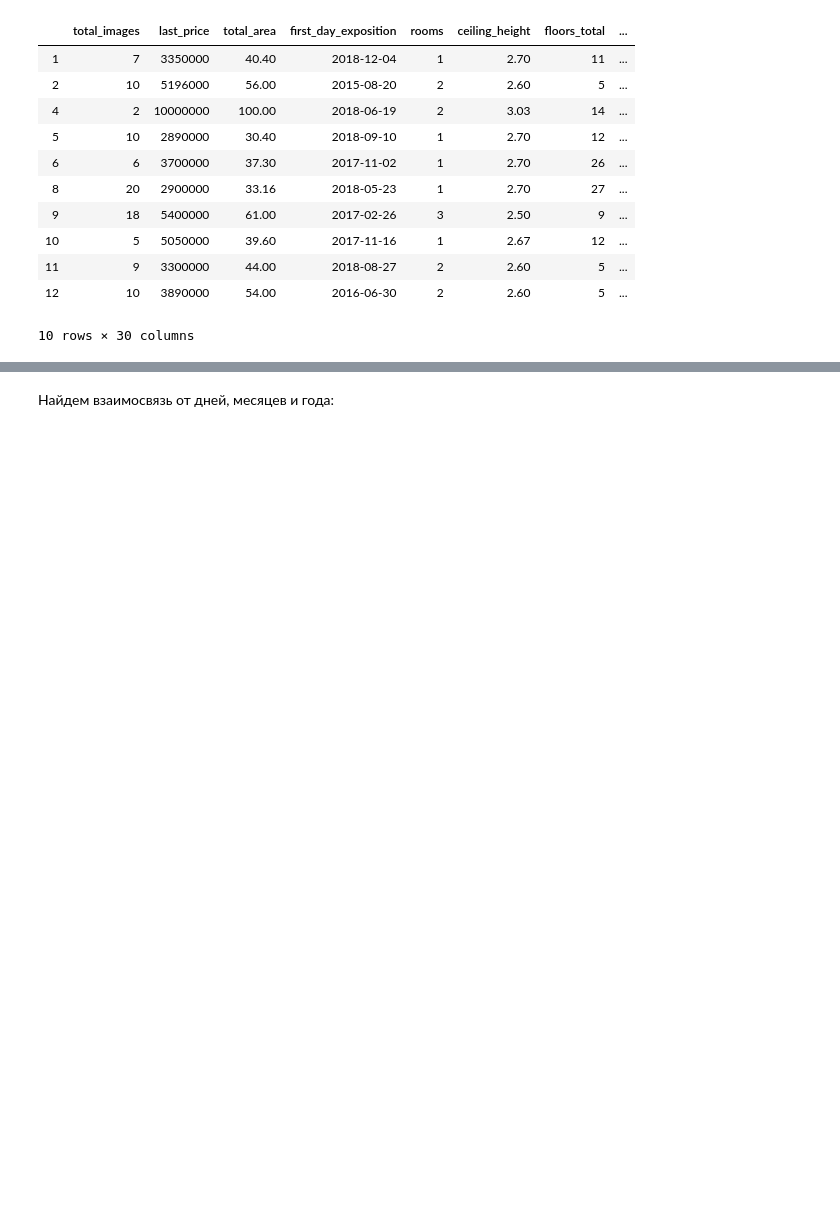
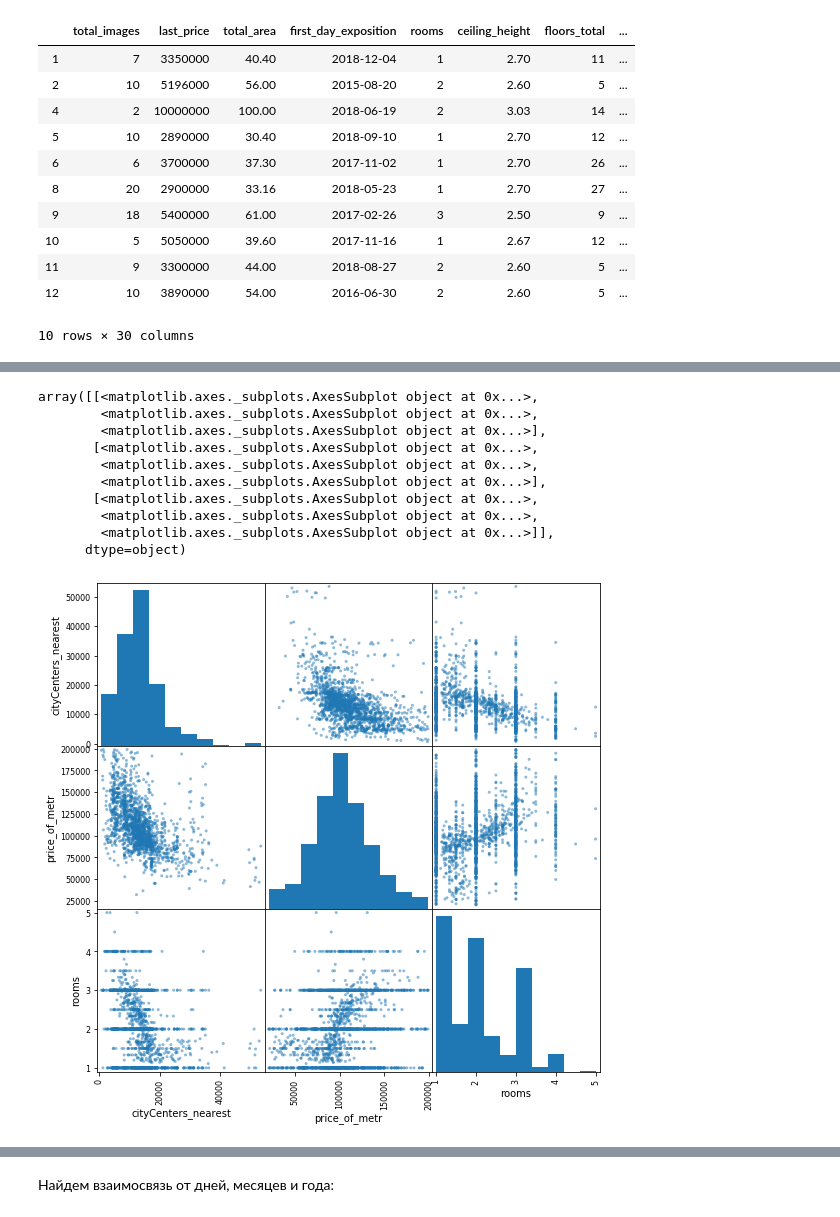
Before and after one commit to ViacheslavPogorelyy/YaP, a Jupyter notebook: part_number_two/project_2.ipynb, the cells around one changed output, grey strips where cells are left out. Drawn from its saved outputs; the diff is of its cells as text; code cells hidden in the pictures; blank space fills up the shorter version.

```diff
--- a/part_number_two/project_2.ipynb
+++ b/part_number_two/project_2.ipynb
@@ -507,0 +530,15 @@ without_trash.head(10)
+# %%
+for_corr = without_trash.pivot_table(index = 'last_price', values = ['price_of_metr','rooms','cityCenters_nearest'])
+pd.plotting.scatter_matrix(for_corr, figsize=(9, 9))
+# %% [output]
+array([[<matplotlib.axes._subplots.AxesSubplot object at 0x...>,
+        <matplotlib.axes._subplots.AxesSubplot object at 0x...>,
+        <matplotlib.axes._subplots.AxesSubplot object at 0x...>],
+       [<matplotlib.axes._subplots.AxesSubplot object at 0x...>,
+        <matplotlib.axes._subplots.AxesSubplot object at 0x...>,
+        <matplotlib.axes._subplots.AxesSubplot object at 0x...>],
+       [<matplotlib.axes._subplots.AxesSubplot object at 0x...>,
+        <matplotlib.axes._subplots.AxesSubplot object at 0x...>,
+        <matplotlib.axes._subplots.AxesSubplot object at 0x...>]],
+      dtype=object)
+[figure, added]
```
Also changed, not shown: parts of 11 cells of this notebook.
